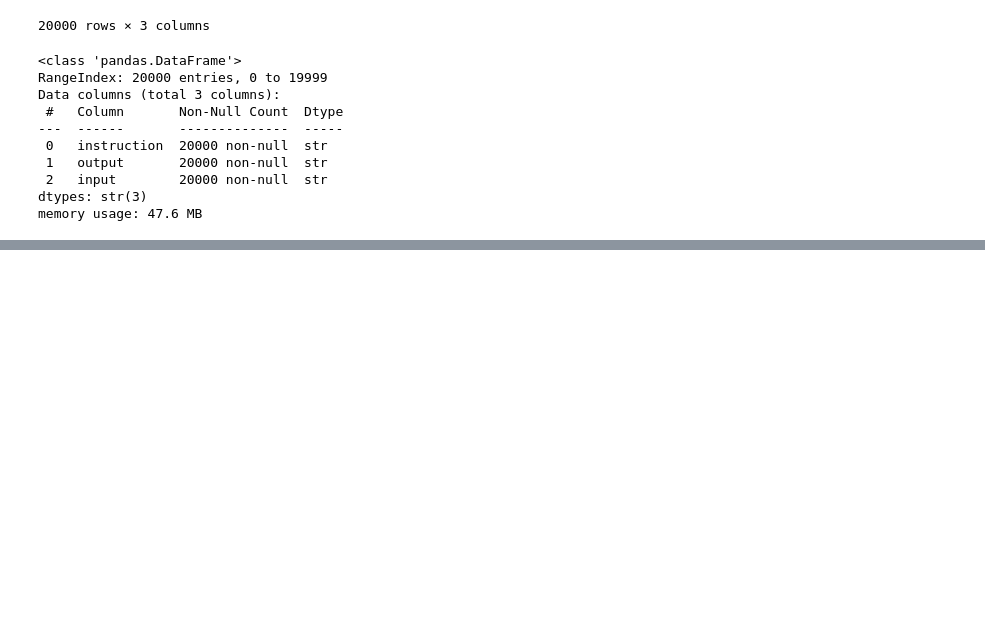
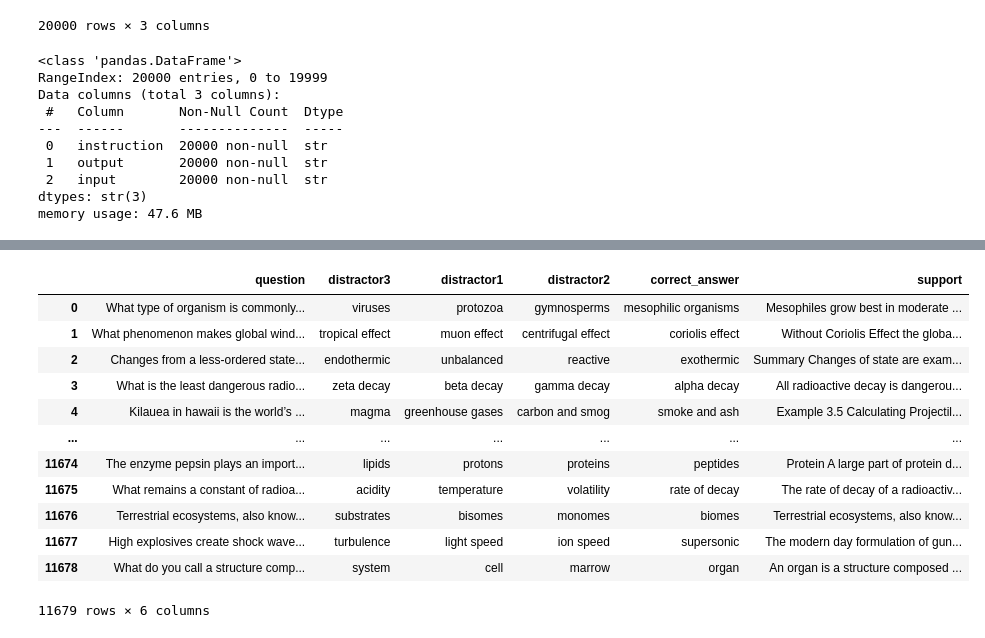
Before and after one commit to sollltit/vkr_gen_model, a Jupyter notebook: data_en.ipynb, the cells around one changed output, grey strips where cells are left out. Cells and saved outputs as stored; diff of their text form; code cells hidden in the pictures; blank space fills up the shorter version.

Commit message:
add allenai ds

```diff
--- a/data_en.ipynb
+++ b/data_en.ipynb
@@ -297,0 +300,3 @@ camel.to_json('data/camel2.json', orient='records', force_ascii=False, indent=4)
+# %%
+allenai = load_dataset("allenai/sciq")
+allenai
@@ -297,0 +320,17 @@ camel.to_json('data/camel2.json', orient='records', force_ascii=False, indent=4)
+# %%
+allenai = allenai['train'].to_pandas()
+allenai
+# %% [output]
+|  | question | distractor3 | distractor1 | distractor2 | correct_answer | support |
+| 0 | What type of organism is commonly... | viruses | protozoa | gymnosperms | mesophilic organisms | Mesophiles grow best in moderate ... |
+| 1 | What phenomenon makes global wind... | tropical effect | muon effect | centrifugal effect | coriolis effect | Without Coriolis Effect the globa... |
+| 2 | Changes from a less-ordered state... | endothermic | unbalanced | reactive | exothermic | Summary Changes of state are exam... |
+| 3 | What is the least dangerous radio... | zeta decay | beta decay | gamma decay | alpha decay | All radioactive decay is dangerou... |
+| 4 | Kilauea in hawaii is the world’s ... | magma | greenhouse gases | carbon and smog | smoke and ash | Example 3.5 Calculating Projectil... |
+| ... | ... | ... | ... | ... | ... | ... |
+| 11674 | The enzyme pepsin plays an import... | lipids | protons | proteins | peptides | Protein A large part of protein d... |
+| 11675 | What remains a constant of radioa... | acidity | temperature | volatility | rate of decay | The rate of decay of a radioactiv... |
+| 11676 | Terrestrial ecosystems, also know... | substrates | bisomes | monomes | biomes | Terrestrial ecosystems, also know... |
+| 11677 | High explosives create shock wave... | turbulence | light speed | ion speed | supersonic | The modern day formulation of gun... |
+| 11678 | What do you call a structure comp... | system | cell | marrow | organ | An organ is a structure composed ... |
+11679 rows × 6 columns
```
Also changed, not shown: parts of 5 cells of this notebook, 1 other file.
